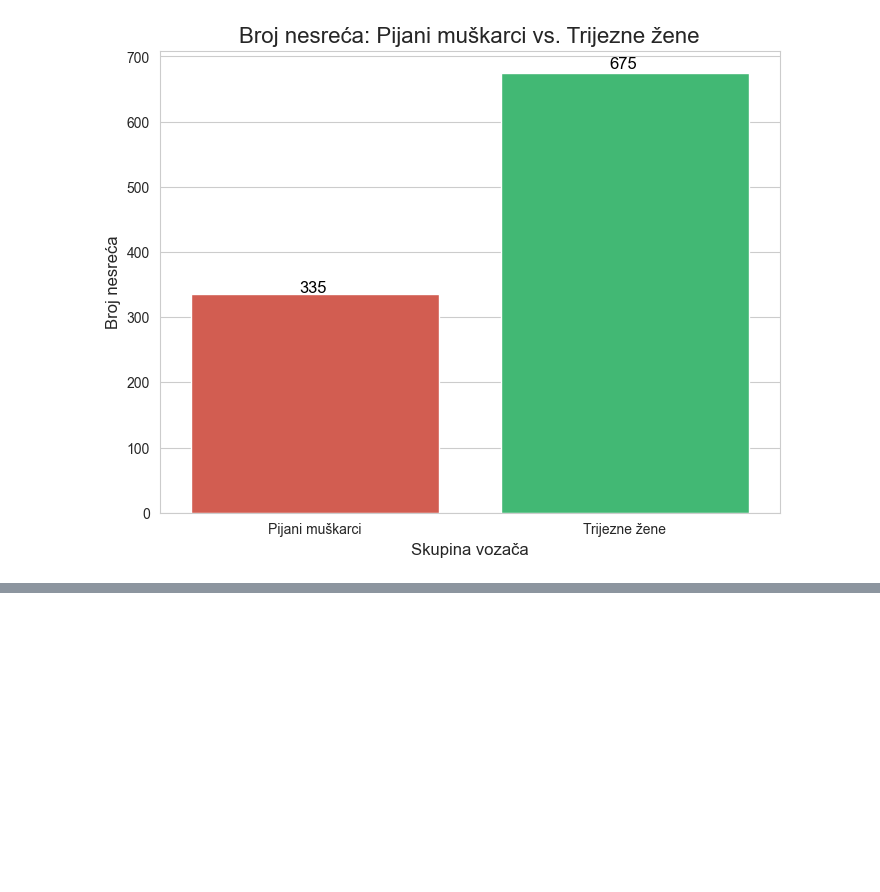
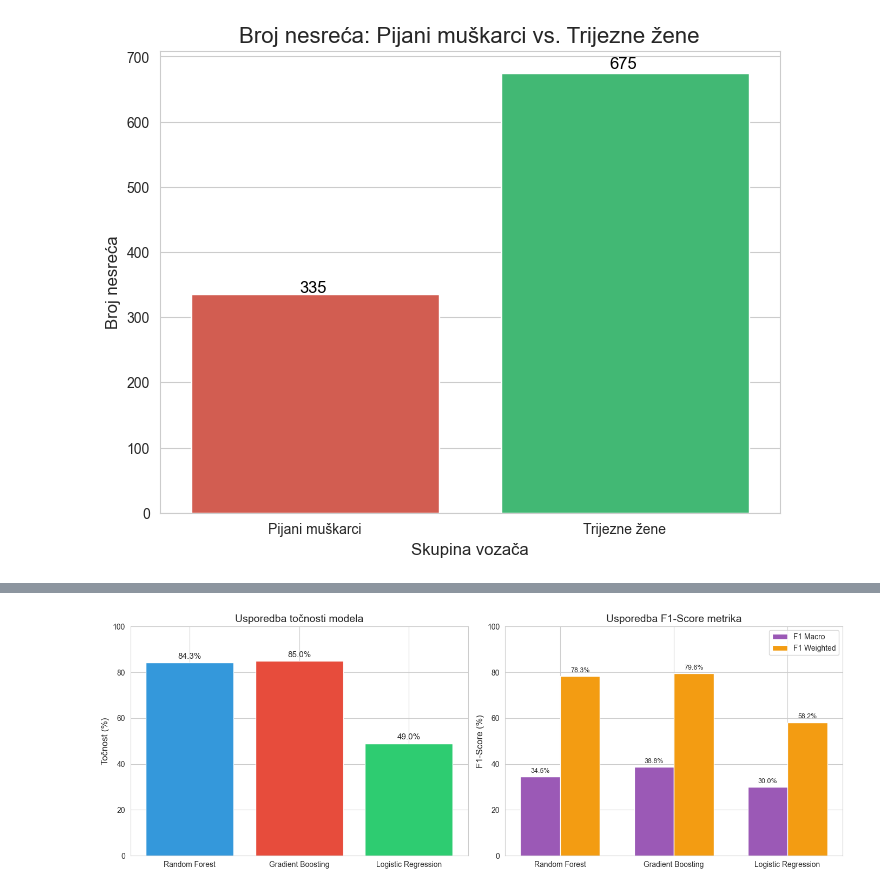
Before and after one commit to ninom5/UUPZ, a Jupyter notebook: pr4.ipynb, the cells around one changed output, grey strips where cells are left out. Saved outputs shown, nothing was run; the diff lists cells and outputs as text; code cells hidden in the pictures; blank space fills up the shorter version.

```diff
--- a/pr4.ipynb
+++ b/pr4.ipynb
@@ -618,0 +967,55 @@ Passing `palette` without assigning `hue` is deprecated and will be removed in v
+# %%
+# Vizualizacija usporedbe modela
+fig, axes = plt.subplots(1, 2, figsize=(14, 5))
+
+# Graf točnosti
+ax1 = axes[0]
+colors = ['#3498db', '#e74c3c', '#2ecc71']
+bars1 = ax1.bar(results_df['Model'], results_df['Accuracy'] * 100, color=colors)
+ax1.set_ylabel('Točnost (%)', fontsize=12)
+ax1.set_title('Usporedba točnosti modela', fontsize=14)
+ax1.set_ylim(0, 100)
+
+for bar in bars1:
+    height = bar.get_height()
+    ax1.annotate(f'{height:.1f}%',
+                xy=(bar.get_x() + bar.get_width() / 2, height),
+                xytext=(0, 3),
+                textcoords="offset points",
+                ha='center', va='bottom', fontsize=11)
+
+# Graf F1-score
+ax2 = axes[1]
+x = np.arange(len(results_df['Model']))
+width = 0.35
+
+bars2 = ax2.bar(x - width/2, results_df['F1 Macro'] * 100, width, label='F1 Macro', color='#9b59b6')
+bars3 = ax2.bar(x + width/2, results_df['F1 Weighted'] * 100, width, label='F1 Weighted', color='#f39c12')
+
+ax2.set_ylabel('F1-Score (%)', fontsize=12)
+ax2.set_title('Usporedba F1-Score metrika', fontsize=14)
+ax2.set_xticks(x)
+ax2.set_xticklabels(results_df['Model'])
+ax2.legend()
+ax2.set_ylim(0, 100)
+
+for bar in bars2:
+    height = bar.get_height()
+    ax2.annotate(f'{height:.1f}%',
+                xy=(bar.get_x() + bar.get_width() / 2, height),
+                xytext=(0, 3),
+                textcoords="offset points",
+                ha='center', va='bottom', fontsize=9)
+
+for bar in bars3:
+    height = bar.get_height()
+    ax2.annotate(f'{height:.1f}%',
+                xy=(bar.get_x() + bar.get_width() / 2, height),
+                xytext=(0, 3),
+                textcoords="offset points",
+                ha='center', va='bottom', fontsize=9)
+
+plt.tight_layout()
+plt.show()
+# %% [output]
+[figure, added]
```
Also changed, not shown: parts of 17 cells of this notebook, 8 other files.
